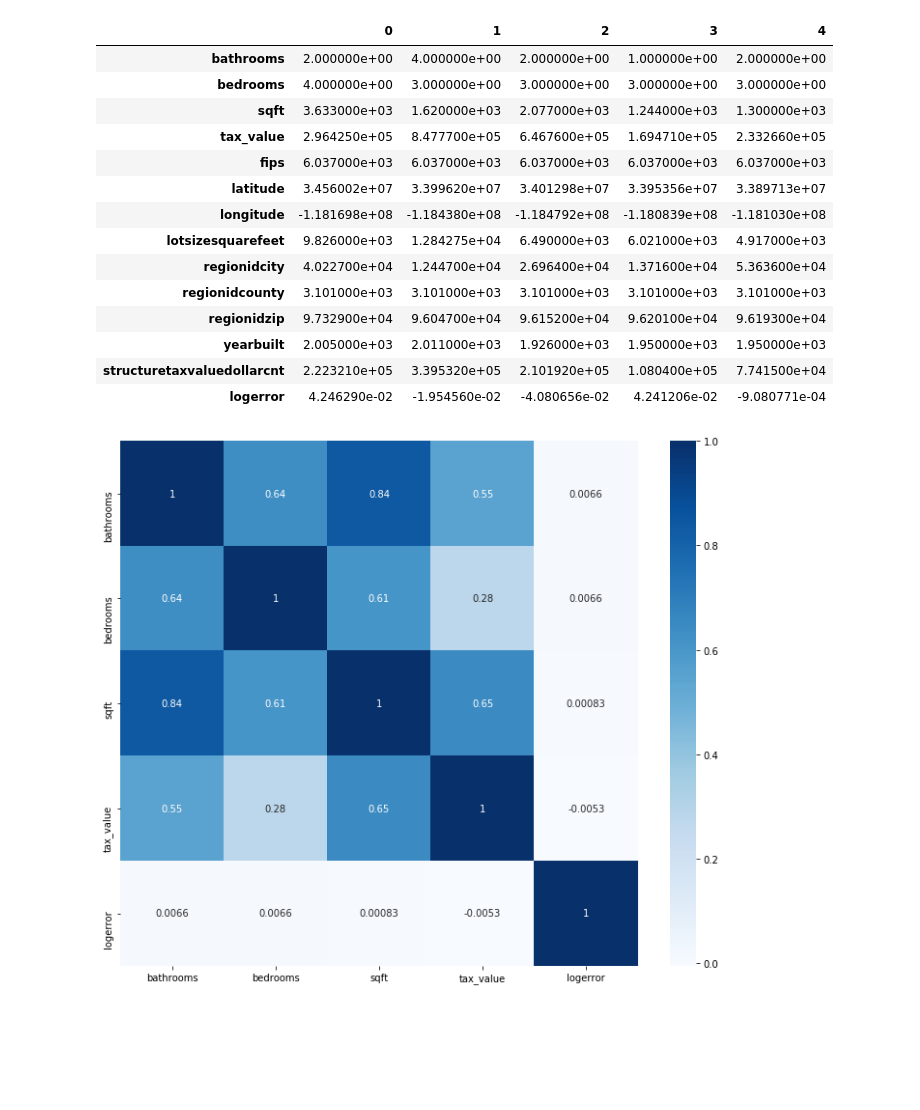
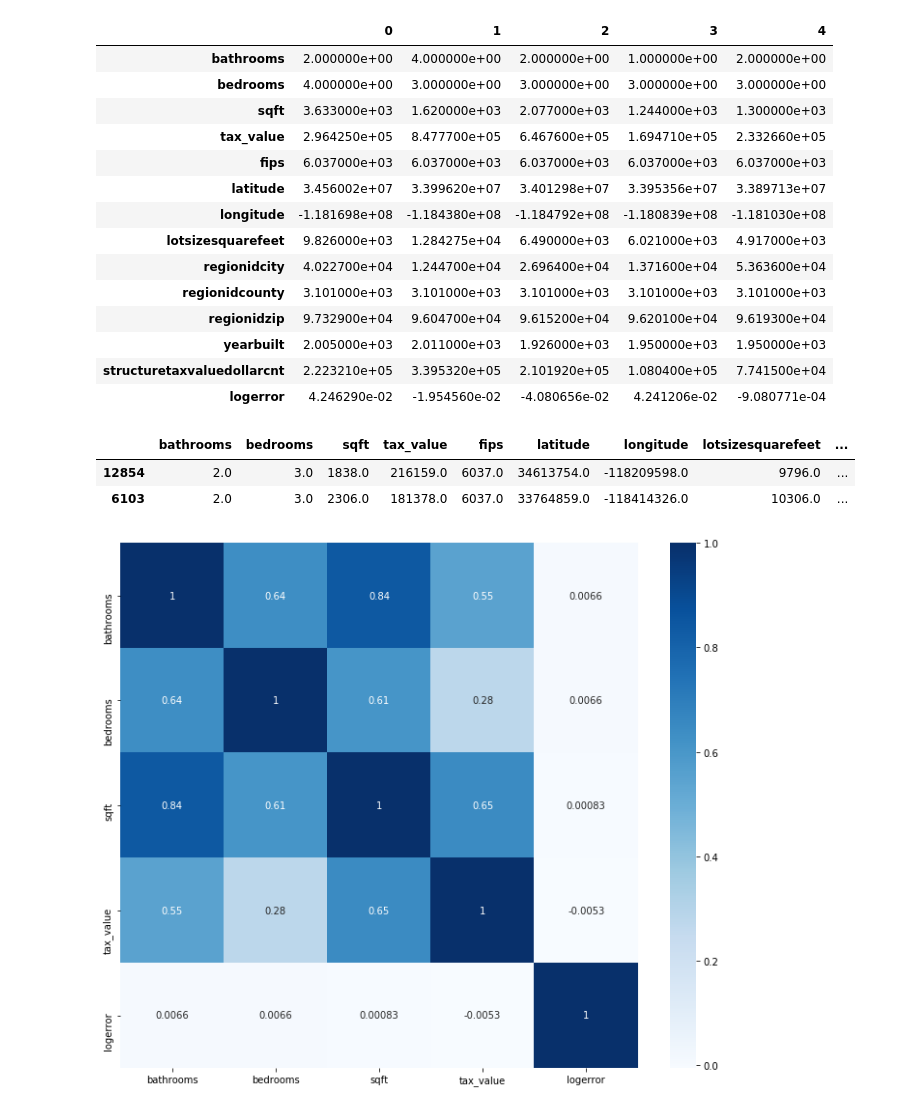
Before and after one commit to Zillow-SJ/Cluster_Zillow, a Jupyter notebook: baseline.ipynb, the cells around one changed output. Cells and saved outputs as stored; diff of their text form; code cells hidden in the pictures; blank space fills up the shorter version.

```diff
--- a/baseline.ipynb
+++ b/baseline.ipynb
@@ -57,3 +58,9 @@ train['tax_per_sqft'] = train.tax_value/train.sqft
+# %%
+train.head(2)
+# %% [output]
+|  | bathrooms | bedrooms | sqft | tax_value | fips | latitude | longitude | lotsizesquarefeet | ... |
+| 12854 | 2.0 | 3.0 | 1838.0 | 216159.0 | 6037.0 | 34613754.0 | -118209598.0 | 9796.0 | ... |
+| 6103 | 2.0 | 3.0 | 2306.0 | 181378.0 | 6037.0 | 33764859.0 | -118414326.0 | 10306.0 | ... |
 # %%
 X_train = train.drop(columns=['logerror','fips','latitude','longitude','regionidcity','regionidcounty','regionidzip'])
 y_train = train[['logerror']]
```
Also changed, not shown: parts of 19 cells of this notebook, 2 other files.
